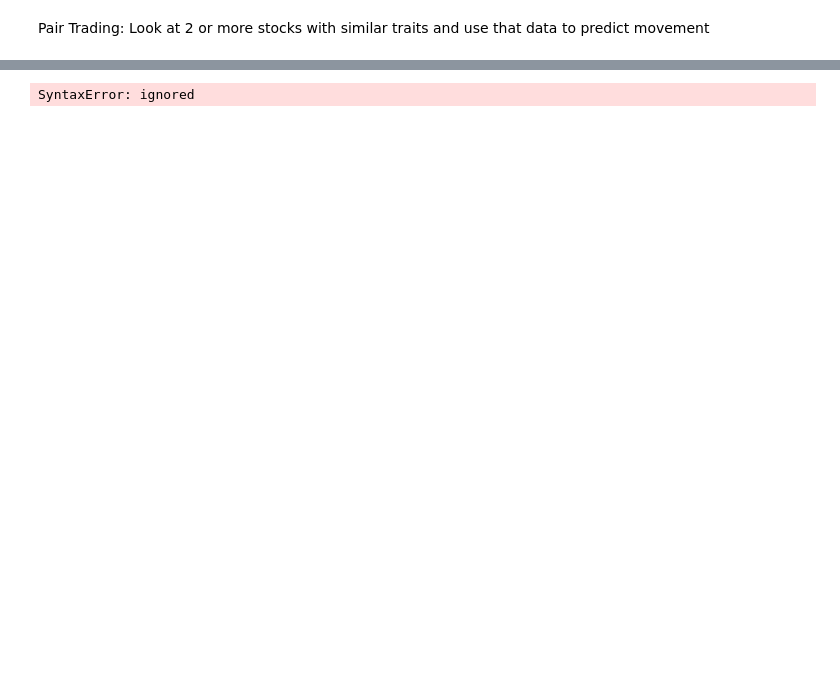
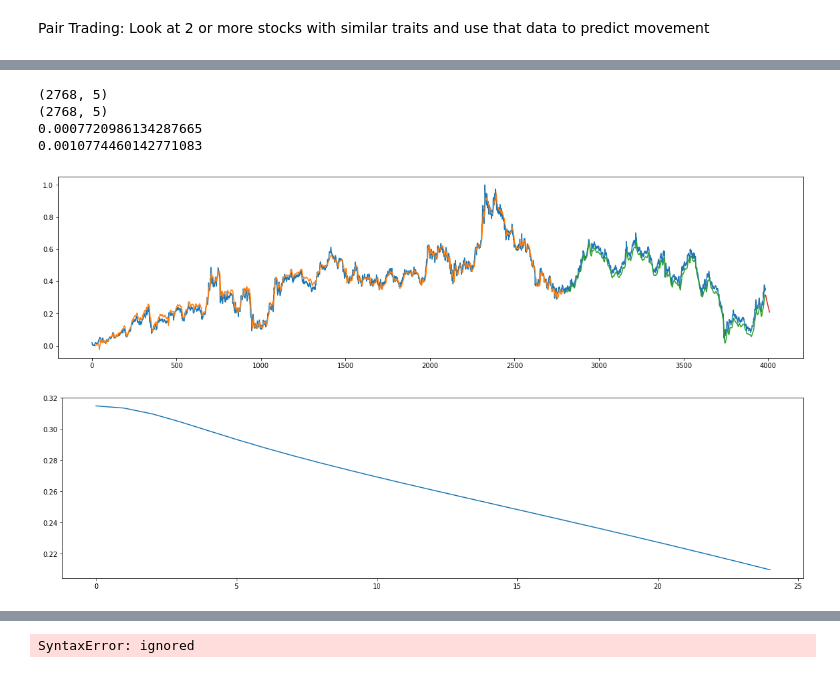
Before and after one commit to ANUNAYBAGGA/Stock-Reserch, a Jupyter notebook: StocksAI.ipynb, the cells around one changed output, grey strips where cells are left out. Cells and saved outputs as stored; diff of their text form; code cells hidden in the pictures; blank space fills up the shorter version.

```diff
--- a/StocksAI.ipynb
+++ b/StocksAI.ipynb
@@ -280,0 +488,3 @@ Name: adjusted_close, Length: 1196, dtype: float64
+# %%
+model.compile(optimizer = 'adam', loss = 'mean_squared_error')
+model.fit(trainX, trainY, validation_data=(testX,testY),epochs=5, batch_size=1, verbose=1)
@@ -280,0 +503,56 @@ Name: adjusted_close, Length: 1196, dtype: float64
+# %%
+# make predictions
+trainPredict = model.predict(trainX)
+testPredict = model.predict(testX)
+
+print(trainPredict.shape)
+print(trainY.shape)
+print(mean_squared_error(trainPredict , trainY))
+print(mean_squared_error(testPredict , testY))
+
+
+bhawishya = np.array([])
+
+curr = series[-look_back::]
+
+kitna = 25
+for i in range(kitna):
+  trainCurr = np.array([curr])
+  ans = model.predict(trainCurr)
+  try:
+    bhawishya = np.append(bhawishya,ans,axis =0)
+  except:
+    bhawishya = ans
+  curr = np.append(curr,ans,axis=0)
+  curr = curr[1:]
+
+test_Y = [np.NaN for i in range(2*look_back + len(trainY))]
+train_Y = [np.NaN for i in range(look_back)]
+future = [np.NaN for i in range(len(series))]
+
+
+for i in range(len(trainPredict)):
+  train_Y.append(trainPredict[i][3])
+for i in range(len(testPredict)):
+  test_Y.append(testPredict[i][3])
+for i in range(kitna):
+  future.append(bhawishya[i][3])
+
+
+plt.figure(figsize=(20,5))
+plt.plot(series[:,3])
+plt.plot(train_Y,label="Training Output")
+plt.plot(test_Y,label="Testing Output")
+plt.plot(future,label = "Future Output")
+plt.show()
+
+plt.figure(figsize=(20,5))
+plt.plot(future[len(series):])
+plt.show()
+# %% [output]
+(2768, 5)
+(2768, 5)
+0.0007720986134287665
+0.0010774460142771083
+[figure, added]
+[figure, added]
```
Also changed, not shown: parts of 16 cells of this notebook.
